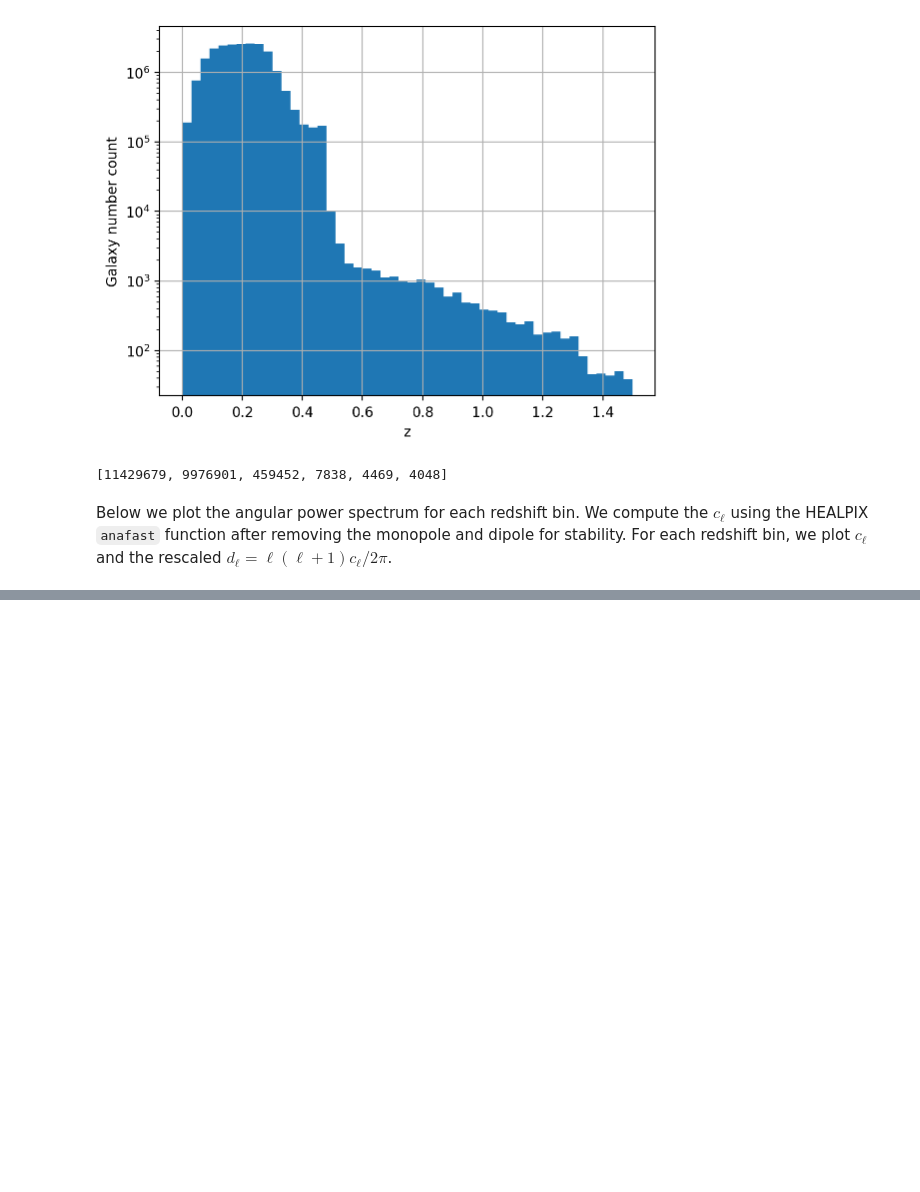
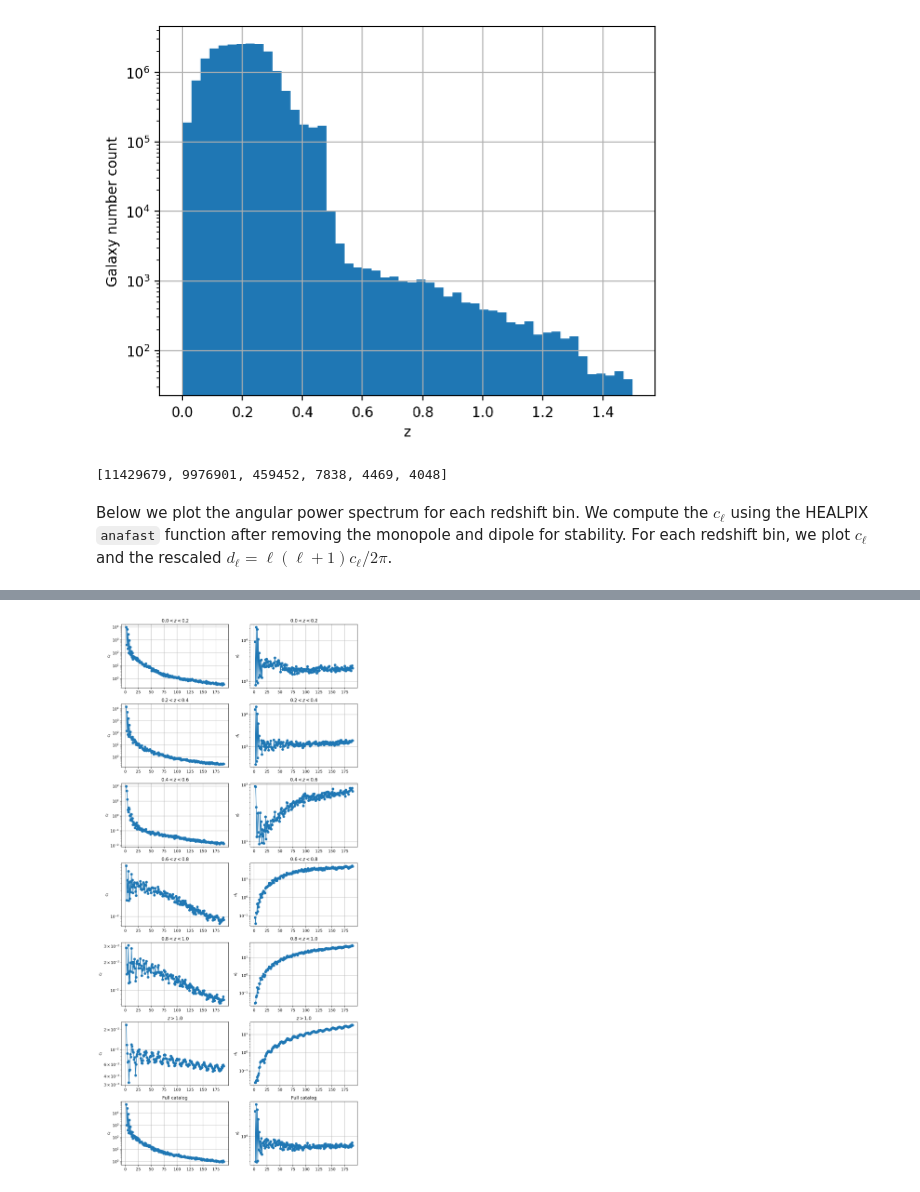
Before and after one commit to binado/standard-sirens, a Jupyter notebook: src/visualize_catalog.ipynb, the cells around one changed output, grey strips where cells are left out. Drawn from its saved outputs; the diff is of its cells as text; code cells hidden in the pictures; blank space fills up the shorter version.

Commit message:
Update power spectra visualization

```diff
--- a/src/visualize_catalog.ipynb
+++ b/src/visualize_catalog.ipynb
@@ -162,0 +115,43 @@ plt.show()
+# %%
+nside = 64
+lmax = 3 * nside - 1
+cls = np.empty((nbins + 1, lmax + 1))
+# Compute angular power spectra for each redshift bin
+for i, (rabin, decbin) in enumerate(zip(ra_per_bin, dec_per_bin)):
+    bin_skymap = Skymap(nside, rabin, decbin, nest=False)
+    binmap = bin_skymap.counts()
+    binmap = hp.remove_dipole(np.array(binmap, dtype=np.float64))
+    cls[i, :] = hp.anafast(binmap, lmax=lmax)
+
+# Compute angular power spectra for the full catalog
+fullmap = Skymap(nside, ra, dec, nest=False).counts()
+fullmap = hp.remove_dipole(np.array(fullmap, dtype=np.float64))
+cls[-1, :] = hp.anafast(fullmap, lmax=lmax)
+# %%
+nside = 64
+lmax = 3 * nside - 1
+ell = np.arange(lmax + 1)
+lshow = lmax
+fig, axs = plt.subplots(nbins + 1, 2, figsize=(10, 3 * (nbins + 1)))
+
+# Titles and labels
+titles = [r'${} < z < {}$'.format(z_bins[i], z_bins[i + 1]) for i in range(nbins - 1)]
+titles.append(r'$z > {}$'.format(z_bins[nbins - 1]))
+titles.append('Full catalog')
+
+for i, ax in enumerate(axs):
+    ax[0].plot(ell[2:lshow], cls[i, 2:lshow], '-o')
+    ax[1].plot(ell[2:lshow], (ell[2:lshow] * (ell[2:lshow] + 1) * cls[i, 2:lshow] / (2 * np.pi)), '-o')
+    ax[0].set_title(titles[i])
+    ax[1].set_title(titles[i])
+    ax[0].set_ylabel(r'$c_\ell$')
+    ax[1].set_ylabel(r'$d_\ell$')
+    ax[0].set_yscale('log')
+    ax[1].set_yscale('log')
+    ax[0].grid()
+    ax[1].grid()
+
+fig.tight_layout()
+plt.show()
+# %% [output]
+[figure, added]
```
Also changed, not shown: parts of 1 cell of this notebook.
